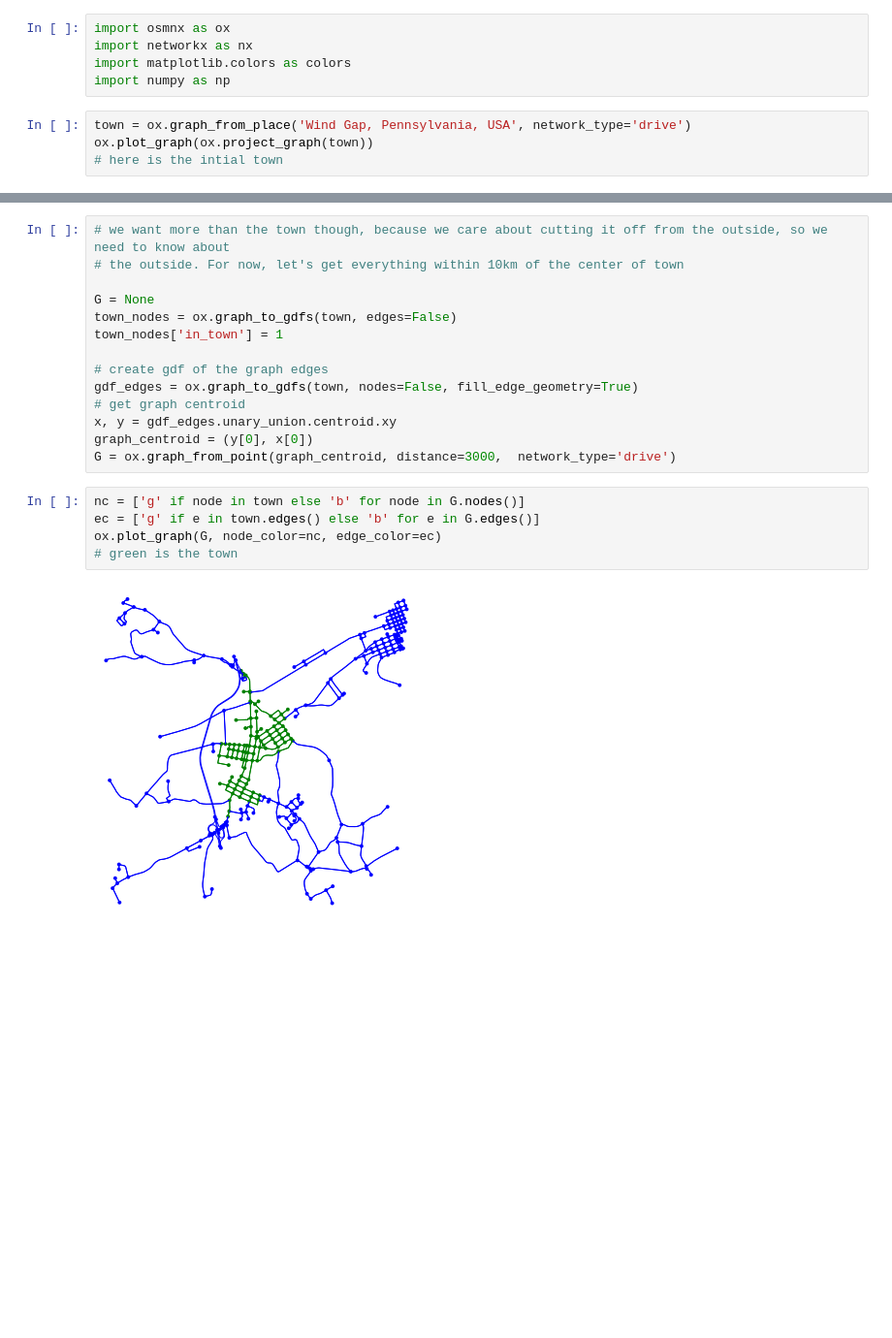
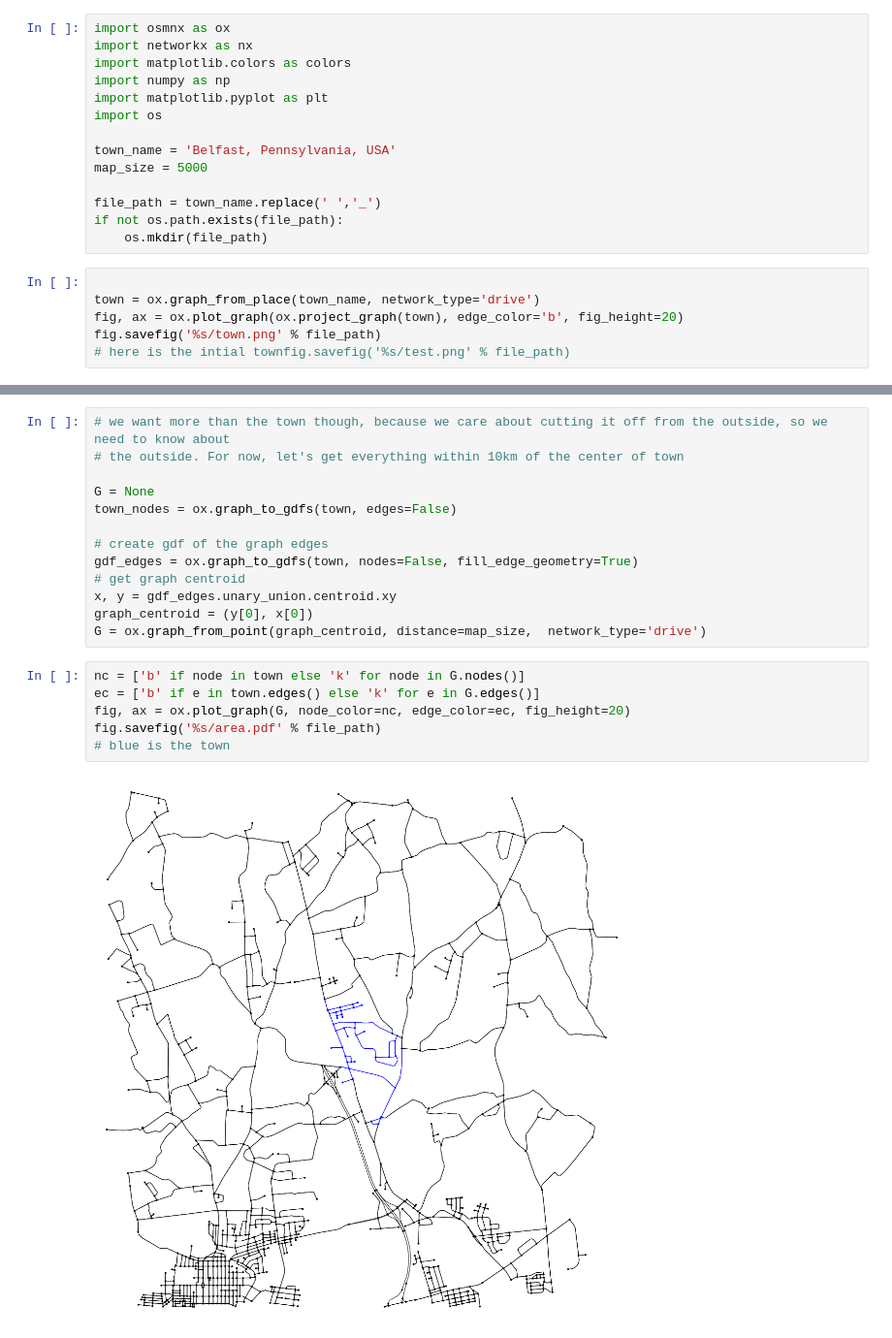
Before and after one commit to spring-epfl/pots, a Jupyter notebook: notebooks/maps.ipynb, the cells around one changed output, grey strips where cells are left out. Shown at 97% size. Cells and saved outputs as stored; diff of their text form; blank space fills up the shorter version.

```diff
--- a/notebooks/maps.ipynb
+++ b/notebooks/maps.ipynb
@@ -3,8 +3,19 @@ import osmnx as ox
 import networkx as nx
 import matplotlib.colors as colors
 import numpy as np
+import matplotlib.pyplot as plt
+import os
+
+town_name = 'Belfast, Pennsylvania, USA'
+map_size = 5000
+
+file_path = town_name.replace(' ','_')
+if not os.path.exists(file_path):
+    os.mkdir(file_path)
 # %%
-town = ox.graph_from_place('Wind Gap, Pennsylvania, USA', network_type='drive')
-ox.plot_graph(ox.project_graph(town))
-# here is the intial town
+
+town = ox.graph_from_place(town_name, network_type='drive')
+fig, ax = ox.plot_graph(ox.project_graph(town), edge_color='b', fig_height=20)
+fig.savefig('%s/town.png' % file_path)
+# here is the intial townfig.savefig('%s/test.png' % file_path)
 # %% [output]
@@ -17,18 +26,18 @@ ox.plot_graph(ox.project_graph(town))
 
 G = None
 town_nodes = ox.graph_to_gdfs(town, edges=False)
-town_nodes['in_town'] = 1
 
 # create gdf of the graph edges
 gdf_edges = ox.graph_to_gdfs(town, nodes=False, fill_edge_geometry=True)
 # get graph centroid
 x, y = gdf_edges.unary_union.centroid.xy
 graph_centroid = (y[0], x[0])
-G = ox.graph_from_point(graph_centroid, distance=3000,  network_type='drive')
+G = ox.graph_from_point(graph_centroid, distance=map_size,  network_type='drive')
 # %%
-nc = ['g' if node in town else 'b' for node in G.nodes()]
-ec = ['g' if e in town.edges() else 'b' for e in G.edges()]
-ox.plot_graph(G, node_color=nc, edge_color=ec)
-# green is the town
+nc = ['b' if node in town else 'k' for node in G.nodes()]
+ec = ['b' if e in town.edges() else 'k' for e in G.edges()]
+fig, ax = ox.plot_graph(G, node_color=nc, edge_color=ec, fig_height=20)
+fig.savefig('%s/area.pdf' % file_path)
+# blue is the town
 # %% [output]
-[figure, old version]
+[figure, new version]
```
Also changed, not shown: parts of 4 cells of this notebook, 6 other files.
